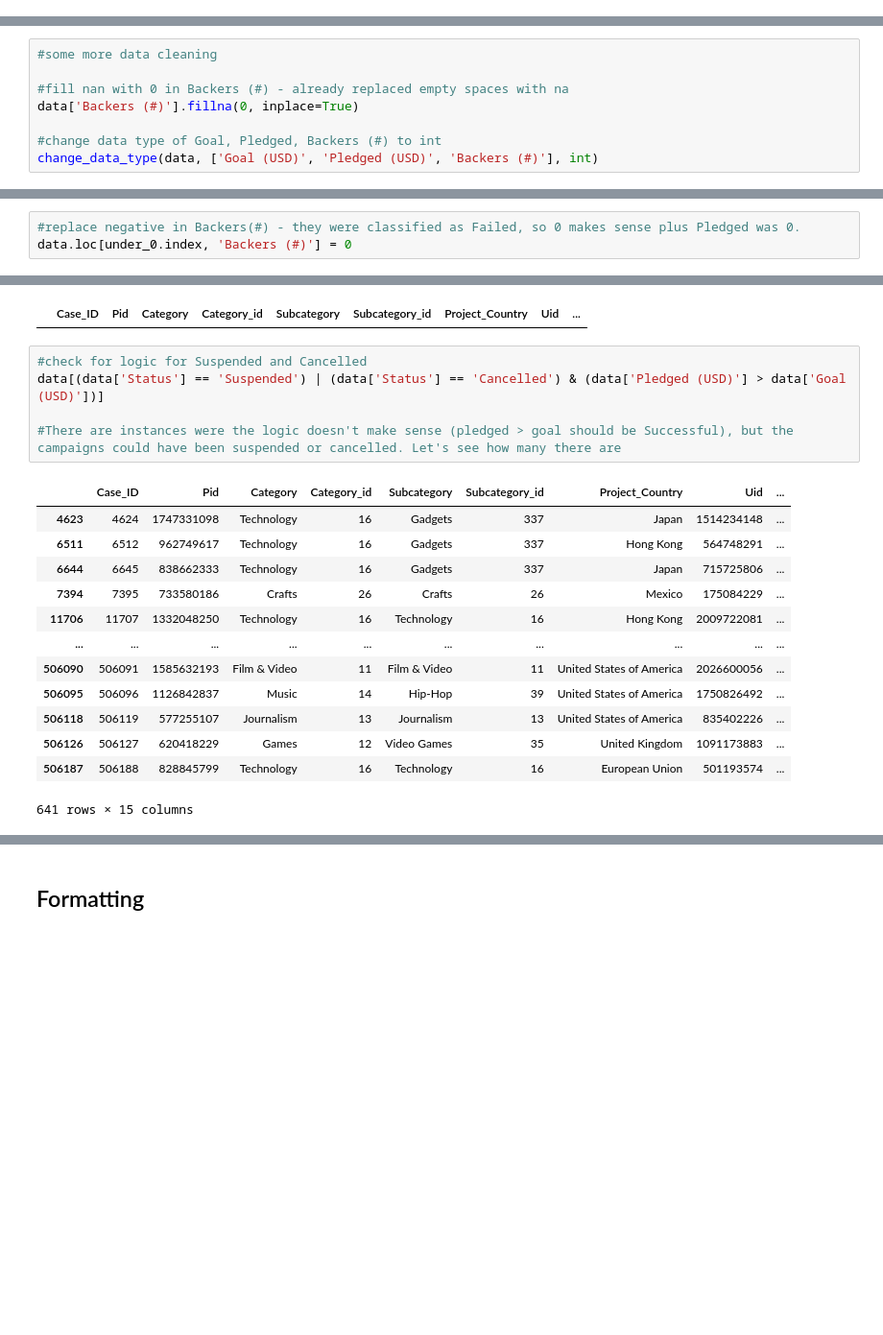
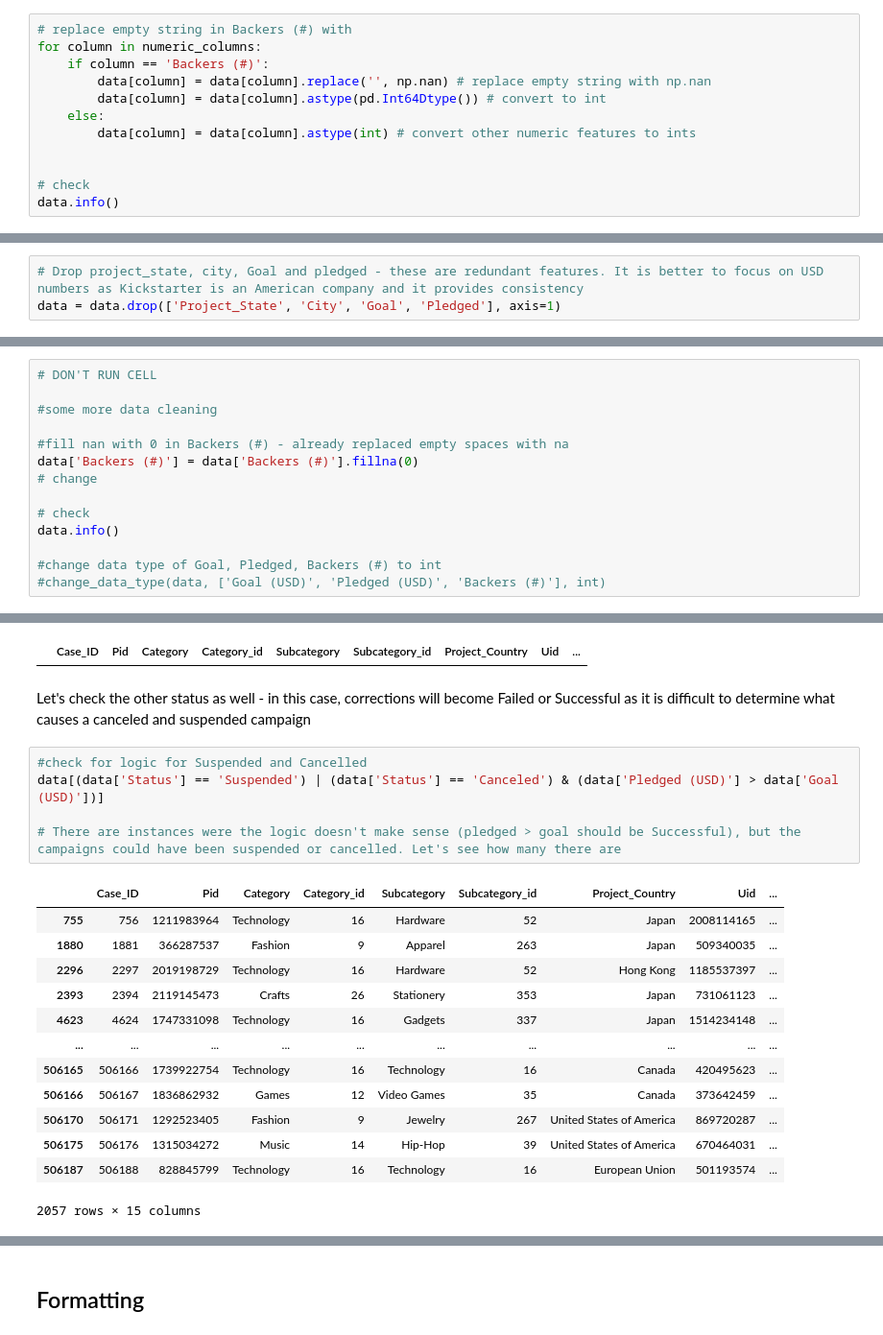
Before and after one commit to SBangarh/Kickstarter_Analysis, a Jupyter notebook: cleaning_formatting.ipynb, the cells around one changed output, grey strips where cells are left out. Shown: that part at 96% size. Drawn from its saved outputs; the diff is of its cells as text; blank space fills up the shorter version.

Commit message:
moved some jupyter cells around and organized work. A lot more to do

```diff
--- a/cleaning_formatting.ipynb
+++ b/cleaning_formatting.ipynb
@@ -147,0 +327,12 @@ data.rename(columns=new_features, inplace=True)
+# %%
+# replace empty string in Backers (#) with
+for column in numeric_columns:
+    if column == 'Backers (#)':
+        data[column] = data[column].replace('', np.nan) # replace empty string with np.nan
+        data[column] = data[column].astype(pd.Int64Dtype()) # convert to int
+    else:
+        data[column] = data[column].astype(int) # convert other numeric features to ints
+
+
+# check
+data.info()
@@ -309,0 +424,3 @@ data['Deadline'] = pd.to_datetime(data['Deadline'])
+# %%
+# Drop project_state, city, Goal and pledged - these are redundant features. It is better to focus on USD numbers as Kickstarter is an American company and it provides consistency
+data = data.drop(['Project_State', 'City', 'Goal', 'Pledged'], axis=1)
@@ -311,12 +451,18 @@ data['Deadline'] = pd.to_datetime(data['Deadline'])
 When checking nulls we saw that there were nulls in the Backers (#) feature. Let's deal with those
 # %%
+# DON'T RUN CELL
+
 #some more data cleaning
 
 #fill nan with 0 in Backers (#) - already replaced empty spaces with na
-data['Backers (#)'].fillna(0, inplace=True)
+data['Backers (#)'] = data['Backers (#)'].fillna(0)
+# change
+
+# check
+data.info()
 
 #change data type of Goal, Pledged, Backers (#) to int
-change_data_type(data, ['Goal (USD)', 'Pledged (USD)', 'Backers (#)'], int)
+#change_data_type(data, ['Goal (USD)', 'Pledged (USD)', 'Backers (#)'], int)
 # %% [output]
 <class 'pandas.core.frame.DataFrame'>
 RangeIndex: 506199 entries, 0 to 506198
@@ -379,3 +496,0 @@ under_0
-# %%
-#replace negative in Backers(#) - they were classified as Failed, so 0 makes sense plus Pledged was 0.
-data.loc[under_0.index, 'Backers (#)'] = 0
@@ -416,22 +535,24 @@ data.loc[should_be_success, 'Status'] = 'Successful'
 data[(data['Status'] == 'Failed') & (data['Pledged (USD)'] > data['Goal (USD)'])]
 # %% [output]
 |  | Case_ID | Pid | Category | Category_id | Subcategory | Subcategory_id | Project_Country | Uid | ... |
+# %% [markdown]
+Let's check the other status as well - in this case, corrections will become Failed or Successful as it is difficult to determine what causes a canceled and suspended campaign
 # %%
 #check for logic for Suspended and Cancelled
-data[(data['Status'] == 'Suspended') | (data['Status'] == 'Cancelled') & (data['Pledged (USD)'] > data['Goal (USD)'])]
+data[(data['Status'] == 'Suspended') | (data['Status'] == 'Canceled') & (data['Pledged (USD)'] > data['Goal (USD)'])]
 
-#There are instances were the logic doesn't make sense (pledged > goal should be Successful), but the campaigns could have been suspended or cancelled. Let's see how many there are
+# There are instances were the logic doesn't make sense (pledged > goal should be Successful), but the campaigns could have been suspended or cancelled. Let's see how many there are
 # %% [output]
 |  | Case_ID | Pid | Category | Category_id | Subcategory | Subcategory_id | Project_Country | Uid | ... |
+| 755 | 756 | 1211983964 | Technology | 16 | Hardware | 52 | Japan | 2008114165 | ... |
+| 1880 | 1881 | 366287537 | Fashion | 9 | Apparel | 263 | Japan | 509340035 | ... |
+| 2296 | 2297 | 2019198729 | Technology | 16 | Hardware | 52 | Hong Kong | 1185537397 | ... |
+| 2393 | 2394 | 2119145473 | Crafts | 26 | Stationery | 353 | Japan | 731061123 | ... |
 | 4623 | 4624 | 1747331098 | Technology | 16 | Gadgets | 337 | Japan | 1514234148 | ... |
-| 6511 | 6512 | 962749617 | Technology | 16 | Gadgets | 337 | Hong Kong | 564748291 | ... |
-| 6644 | 6645 | 838662333 | Technology | 16 | Gadgets | 337 | Japan | 715725806 | ... |
-| 7394 | 7395 | 733580186 | Crafts | 26 | Crafts | 26 | Mexico | 175084229 | ... |
-| 11706 | 11707 | 1332048250 | Technology | 16 | Technology | 16 | Hong Kong | 2009722081 | ... |
 | ... | ... | ... | ... | ... | ... | ... | ... | ... | ... |
-| 506090 | 506091 | 1585632193 | Film & Video | 11 | Film & Video | 11 | United States of America | 2026600056 | ... |
-| 506095 | 506096 | 1126842837 | Music | 14 | Hip-Hop | 39 | United States of America | 1750826492 | ... |
-| 506118 | 506119 | 577255107 | Journalism | 13 | Journalism | 13 | United States of America | 835402226 | ... |
-| 506126 | 506127 | 620418229 | Games | 12 | Video Games | 35 | United Kingdom | 1091173883 | ... |
+| 506165 | 506166 | 1739922754 | Technology | 16 | Technology | 16 | Canada | 420495623 | ... |
+| 506166 | 506167 | 1836862932 | Games | 12 | Video Games | 35 | Canada | 373642459 | ... |
+| 506170 | 506171 | 1292523405 | Fashion | 9 | Jewelry | 267 | United States of America | 869720287 | ... |
+| 506175 | 506176 | 1315034272 | Music | 14 | Hip-Hop | 39 | United States of America | 670464031 | ... |
 | 506187 | 506188 | 828845799 | Technology | 16 | Technology | 16 | European Union | 501193574 | ... |
-641 rows × 15 columns
+2057 rows × 15 columns
```
Also changed, not shown: parts of 65 cells of this notebook, 1 other file.
